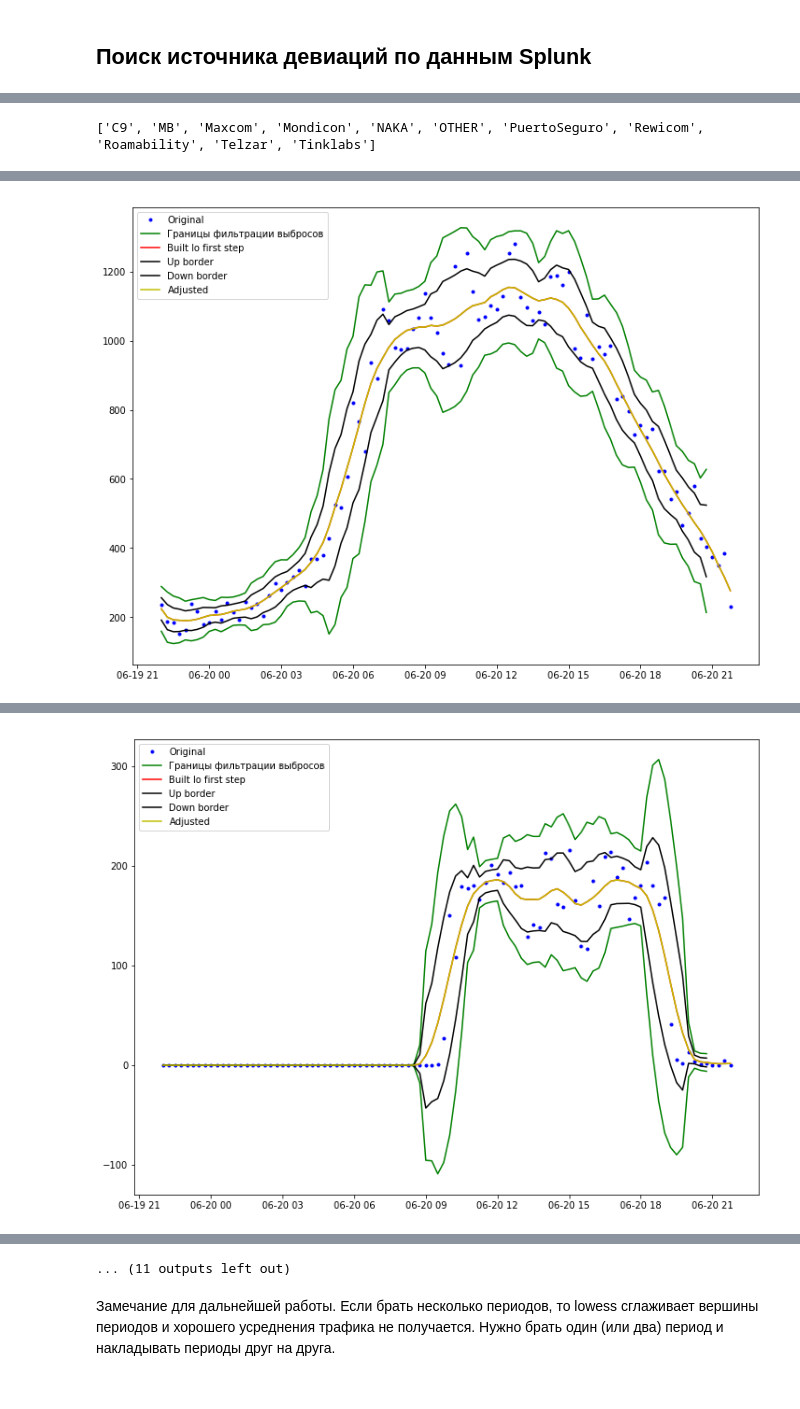
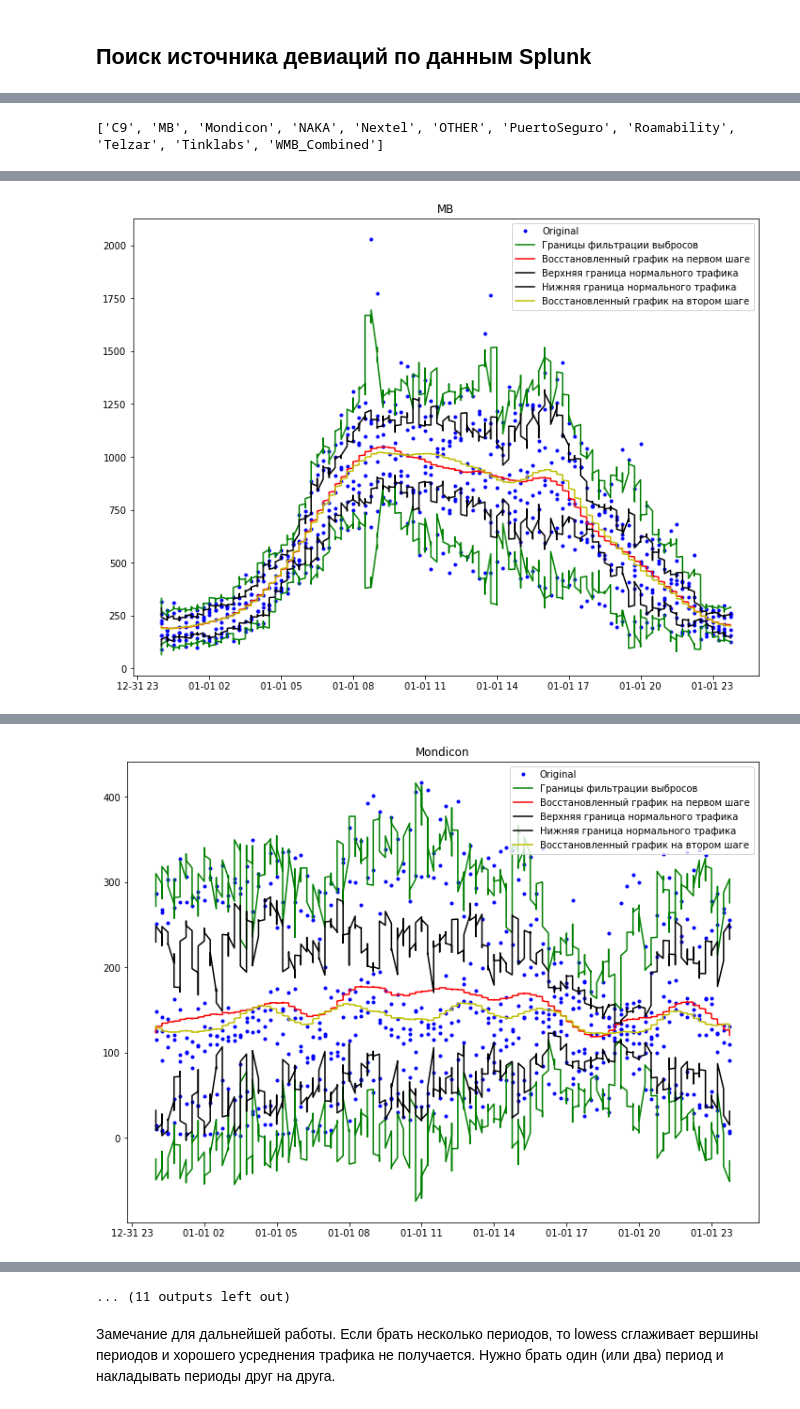
Before and after one commit to balobinp/RB_BD, a Jupyter notebook: RB_Splunk_Search_Deviation_Python3.ipynb, the cells around one changed output, grey strips where cells are left out. Drawn from its saved outputs; the diff is of its cells as text; code cells hidden in the pictures.

```diff
--- a/RB_Splunk_Search_Deviation_Python3.ipynb
+++ b/RB_Splunk_Search_Deviation_Python3.ipynb
@@ -45,8 +45,8 @@ def FormatSplunkEngineDate(dt): return dt.strftime("%Y-%m-%dT%H:%M:%S")
 # %%
 #Указываем время, запрос и запускаем запрос
 
-dateFrom = dt.datetime.strptime('2018-06-20T00:00:00', '%Y-%m-%dT%H:%M:%S')
-dateTo = dt.datetime.strptime('2018-06-21T00:00:00', '%Y-%m-%dT%H:%M:%S')
+dateFrom = dt.datetime.strptime('2018-07-02T00:00:00', '%Y-%m-%dT%H:%M:%S')
+dateTo = dt.datetime.strptime('2018-07-09T00:00:00', '%Y-%m-%dT%H:%M:%S')
 searchquery_export =\
 '''
 search index=sdr (4250196* OR 26006*) PROTOCOL=S6a ANS_RES_CODE=2001
@@ -99,7 +99,16 @@ df_source['rep_date']=pd.to_datetime(df_source['_time'])
 df_source.drop(['_time','_span'],axis=1,inplace=True)
 df_source=df_source.set_index('rep_date')
 
-print("Найдено записей:\n{}\n".format(df_source.count()))
-df_source.tail()
+# Получаем исходные данные для анализа с временем в индексе
+
+df_source_time=DataFrame(outputResult,dtype='int64')
+df_source_time['rep_time']=pd.to_datetime(df_source_time['_time'])
+df_source_time['rep_time']=df_source_time['rep_time'].apply(lambda x: dt.datetime.strptime(x.strftime('%H:%M'),'%H:%M'))
+df_source_time.drop(['_time','_span'],axis=1,inplace=True)
+df_source_time=df_source_time.set_index('rep_time')
+
+print("Найдено записей:\n{}\n".format(len(df_source.index)))
+display(df_source.tail())
+display(df_source_time.tail())
 # %% [output]
 Найдено записей:
@@ -126,18 +131,19 @@ dtype: int64
 #Задаем необходимые переменные
 #Window для расчета скользящего стандартного отклонения берем как, например, 1/12 от периода
 
-v_window=8
+v_window=8 #скользящее окно
+k_out=1.5 #Коэффициент для умножения на std для расчета границ фильтрации выборосов
 
-i=df_source.index.shape[0]
+i=df_source_time.index.shape[0]
 x=np.linspace(-10,10,i)
 
-#Вспомогательная функция для отсечения значений, выходящих за границы одного стандартного отклонения
+#Вспомогательная функция для отсечения значений, выходящих за границы фильтрации выборосов
 
-def f(x):
+def f_out(x):
     name=x.index[0]
-    if x[name] > x[name+'_lo']+2*x[name+'_std_first_step']:
+    if x[name] > x[name+'_lo']+k_out*x[name+'_std_first_step']:
         x[name+'_adj']=np.nan
-    elif x[name] < x[name+'_lo']-2*x[name+'_std_first_step']:
+    elif x[name] < x[name+'_lo']-k_out*x[name+'_std_first_step']:
         x[name+'_adj']=np.nan
     else:
         x[name+'_adj']=x[name]
@@ -154,30 +160,31 @@ def f_low(df_x):
     x=np.linspace(-10,10,i)
     df_res[name+'_lo'] = lo.lowess(x, df_x.values, x)
     df_res[name+'_std_first_step'] = df_x.rolling(window=v_window,min_periods=0).std().fillna(method='bfill').shift(-int(v_window/2))
-    df_res=df_res.apply(f,axis=1)
+    df_res=df_res.apply(f_out,axis=1)
     df_res[name+'_adj_first_step']=df_res[name+'_adj'].fillna(method='bfill')
     df_res[name+'_adj'] = lo.lowess(x, np.array(df_res[name+'_adj_first_step']), x)
     df_res[name+'_std'] = df_res[name+'_adj_first_step'].rolling(window=v_window,min_periods=0).std().fillna(method='bfill').shift(-int(v_window/2))
     return df_res
 
-l=list(df_source.columns)
+l=list(df_source_time.columns)
 print(l)
 
 for name in l:
 
-    df=f_low(df_source[name])
+    df=f_low(df_source_time[name].sort_index(axis=0))
     display(df.head())
 
     fig,ax = plt.subplots(1,figsize=(12,9))
     ax.plot(df[name],'b.',label='Original') #исходный график
-    ax.plot(df[name+'_lo']+2*df[name+'_std_first_step'],'g',label='Границы фильтрации выбросов') #Верхняя граница для фильтрации выборосов
-    ax.plot(df[name+'_lo']-2*df[name+'_std_first_step'],'g',label='Границы фильтрации выбросов') #Нижняя граница для фильтрации выборосов
-    ax.plot(df[name+'_lo'],'r', label='Built lo first step') #восстановленный график методом lowess
-    ax.plot(df[name+'_adj']+df[name+'_std'],'k', label='Up border') #Верхняя граница
-    ax.plot(df[name+'_adj']-df[name+'_std'],'k', label='Down border') #Нижняя граница
-    ax.plot(df[name+'_adj'],'y', label='Adjusted') #восстановленный график методом lowess
+    ax.plot(df[name+'_lo']+k_out*df[name+'_std_first_step'],'g',label='Границы фильтрации выбросов') #Верхняя граница для фильтрации выборосов
+    ax.plot(df[name+'_lo']-k_out*df[name+'_std_first_step'],'g',label='Границы фильтрации выбросов') #Нижняя граница для фильтрации выборосов
+    ax.plot(df[name+'_lo'],'r', label='Восстановленный график на первом шаге') #Восстановленный график методом lowess на первом шаге
+    ax.plot(df[name+'_adj']+df[name+'_std'],'k', label='Верхняя граница нормального трафика') #Верхняя граница нормального трафика
+    ax.plot(df[name+'_adj']-df[name+'_std'],'k', label='Нижняя граница нормального трафика') #Нижняя граница нормального трафика
+    ax.plot(df[name+'_adj'],'y', label='Восстановленный график на втором шаге') #Восстановленный график методом lowess на втором шаге
+    ax.set_title(name)
     plt.legend()
     plt.show()
 # %% [output]
-['C9', 'MB', 'Maxcom', 'Mondicon', 'NAKA', 'OTHER', 'PuertoSeguro', 'Rewicom', 'Roamability', 'Telzar', 'Tinklabs']
+['C9', 'MB', 'Mondicon', 'NAKA', 'Nextel', 'OTHER', 'PuertoSeguro', 'Roamability', 'Telzar', 'Tinklabs', 'WMB_Combined']
 |  | C9 | C9_lo | C9_std_first_step | C9_adj | C9_adj_first_step | C9_std |
@@ -198 +205 @@ for name in l:
-[figure, old version]
+[figure, new version]
@@ -206 +213 @@ for name in l:
-[figure, old version]
+[figure, new version]
```
Also changed, not shown: parts of 2 cells of this notebook.
